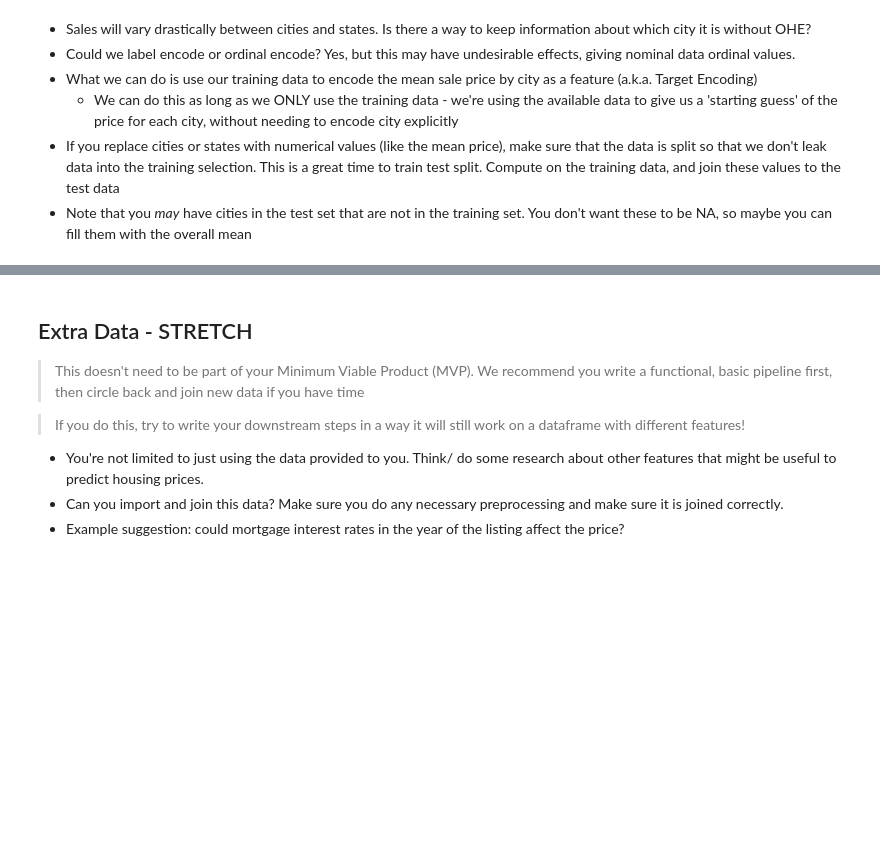
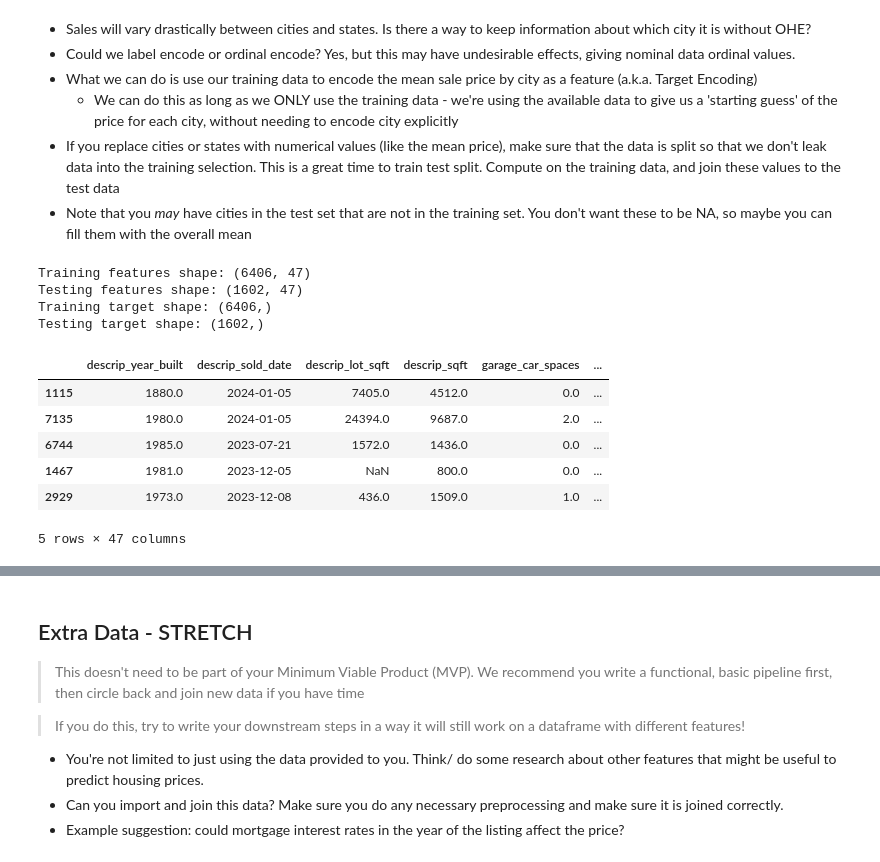
Before and after one commit to MeghanBarritt/midterm_project_datasci, a Jupyter notebook: notebooks/1 - EDA.ipynb, the cells around one changed output, grey strips where cells are left out. Drawn from its saved outputs; the diff is of its cells as text; code cells hidden in the pictures; blank space fills up the shorter version.

Commit message:
target encoding

```diff
--- a/notebooks/1 - EDA.ipynb
+++ b/notebooks/1 - EDA.ipynb
@@ -658,0 +666,40 @@ data[data['location_city'].isna()]
+# %%
+# Split the data into training and test sets, we will use 80-20 split
+X_train, X_test, y_train, y_test = train_test_split(X, y, test_size=0.2, random_state=42)
+# %%
+# Target encoding for 'location_state' and 'location_city' using mean of 'descrip_sold_price' in training data only
+state_price_mean = y_train.groupby(X_train['location_state']).mean()
+city_price_mean = y_train.groupby(X_train['location_city']).mean()
+# %%
+# Map the encoded values back to the training and test sets
+X_train['state_target_encoded'] = X_train['location_state'].map(state_price_mean)
+X_train['city_target_encoded'] = X_train['location_city'].map(city_price_mean)
+
+# For the test set, we use the same mappings calculated on the training set
+X_test['state_target_encoded'] = X_test['location_state'].map(state_price_mean)
+X_test['city_target_encoded'] = X_test['location_city'].map(city_price_mean)
+# %%
+# We can drop original non-numeric columns if they're no longer needed
+X_train = X_train.drop(['location_state', 'location_city'], axis=1)
+X_test = X_test.drop(['location_state', 'location_city'], axis=1)
+# %%
+# Check the shapes of the processed data
+print("Training features shape:", X_train.shape)
+print("Testing features shape:", X_test.shape)
+print("Training target shape:", y_train.shape)
+print("Testing target shape:", y_test.shape)
+# %% [output]
+Training features shape: (6406, 47)
+Testing features shape: (1602, 47)
+Training target shape: (6406,)
+Testing target shape: (1602,)
+# %%
+X_train.head()
+# %% [output]
+|  | descrip_year_built | descrip_sold_date | descrip_lot_sqft | descrip_sqft | garage_car_spaces | ... |
+| 1115 | 1880.0 | 2024-01-05 | 7405.0 | 4512.0 | 0.0 | ... |
+| 7135 | 1980.0 | 2024-01-05 | 24394.0 | 9687.0 | 2.0 | ... |
+| 6744 | 1985.0 | 2023-07-21 | 1572.0 | 1436.0 | 0.0 | ... |
+| 1467 | 1981.0 | 2023-12-05 | NaN | 800.0 | 0.0 | ... |
+| 2929 | 1973.0 | 2023-12-08 | 436.0 | 1509.0 | 1.0 | ... |
+5 rows × 47 columns
```
Also changed, not shown: parts of 5 cells of this notebook.
